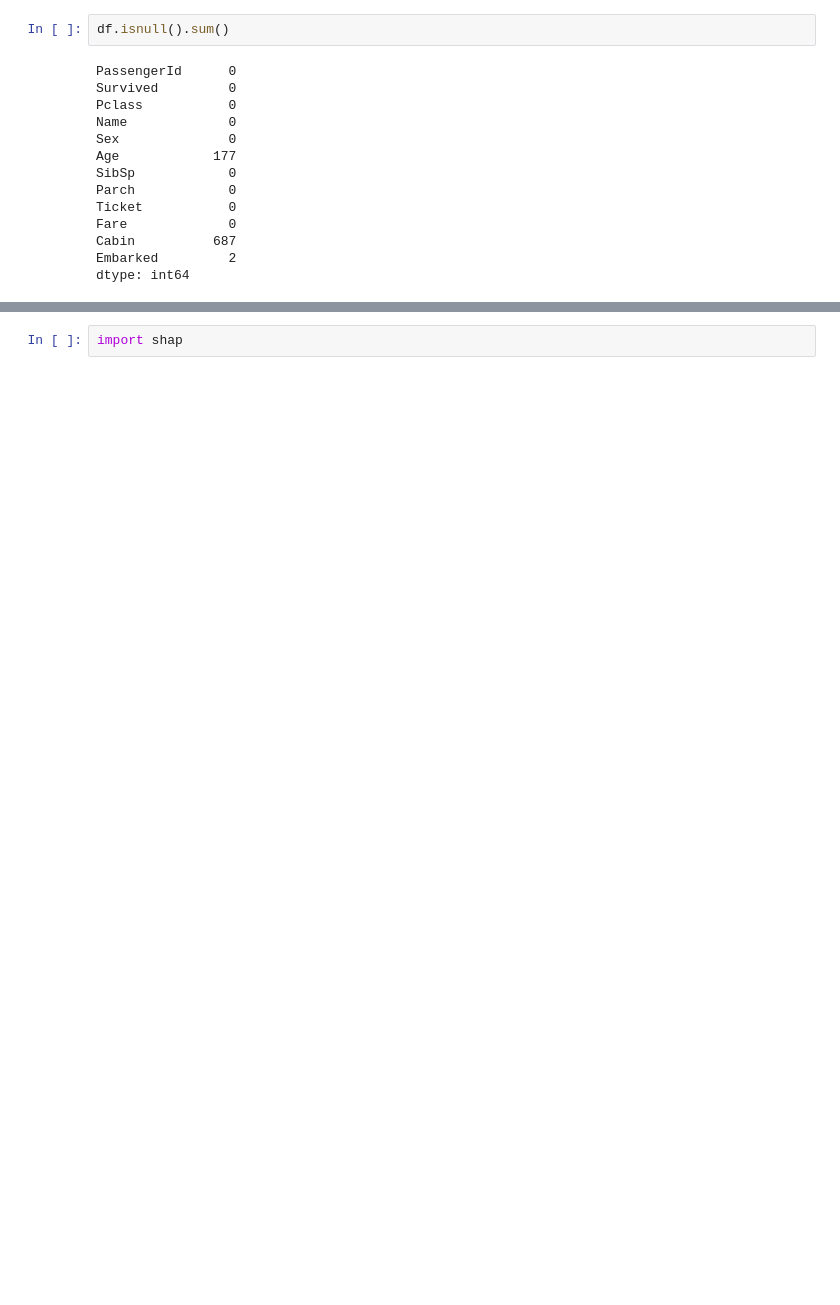
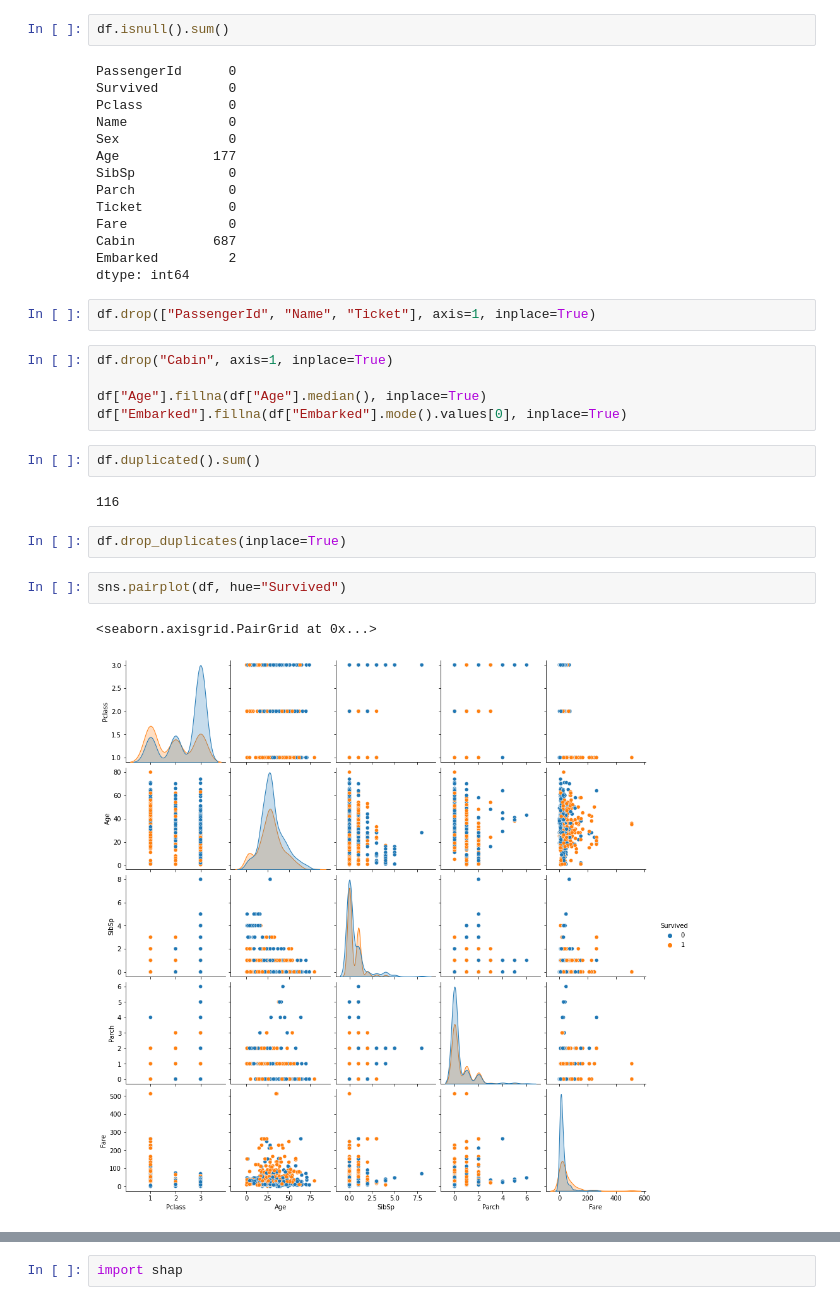
Before and after one commit to Ksenia-90/Machine_learning-_in_business, a Jupyter notebook: HW7.ipynb, the cells around one changed output, grey strips where cells are left out. Saved outputs shown, nothing was run; the diff lists cells and outputs as text; blank space fills up the shorter version.

```diff
--- a/HW7.ipynb
+++ b/HW7.ipynb
@@ -72,3 +110,21 @@ Fare             0
 Cabin          687
 Embarked         2
 dtype: int64
+# %%
+df.drop(["PassengerId", "Name", "Ticket"], axis=1, inplace=True)
+# %%
+df.drop("Cabin", axis=1, inplace=True)
+
+df["Age"].fillna(df["Age"].median(), inplace=True)
+df["Embarked"].fillna(df["Embarked"].mode().values[0], inplace=True)
+# %%
+df.duplicated().sum()
+# %% [output]
+116
+# %%
+df.drop_duplicates(inplace=True)
+# %%
+sns.pairplot(df, hue="Survived")
+# %% [output]
+<seaborn.axisgrid.PairGrid at 0x...>
+[figure, added]
```
Also changed, not shown: parts of 20 cells of this notebook.
